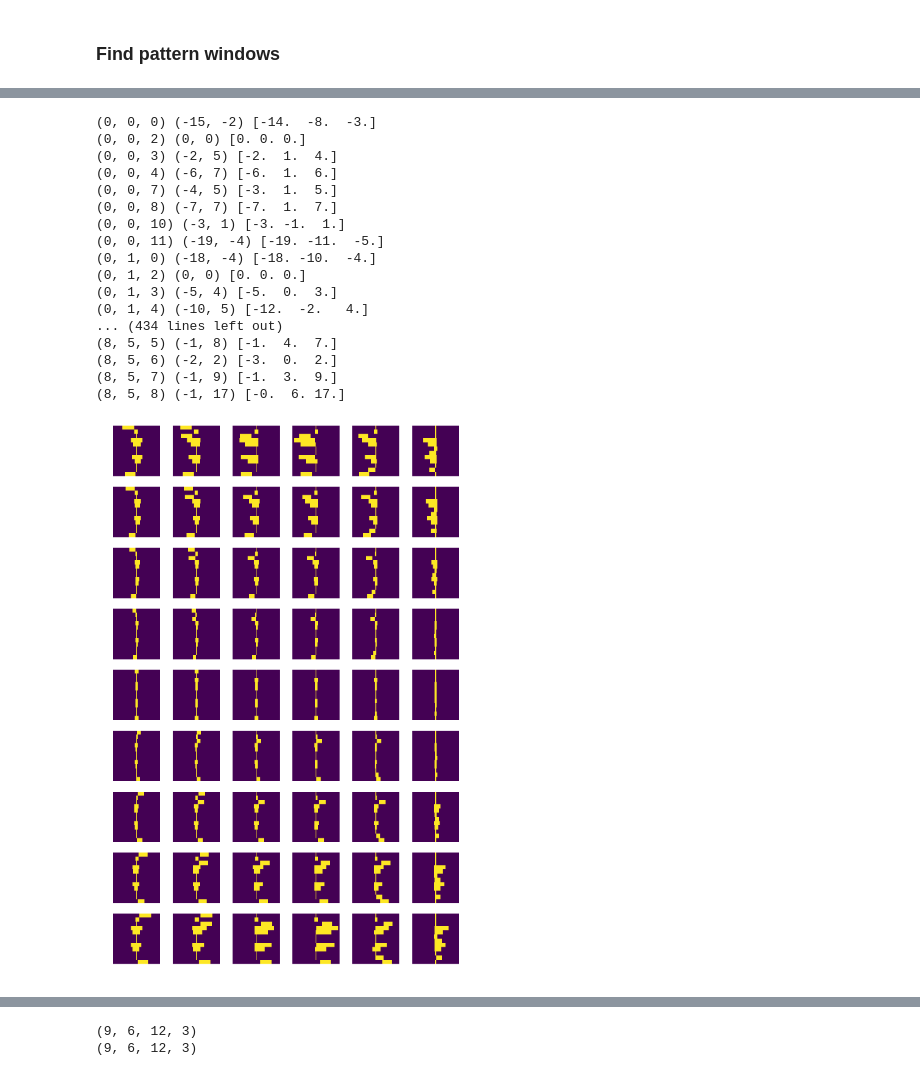
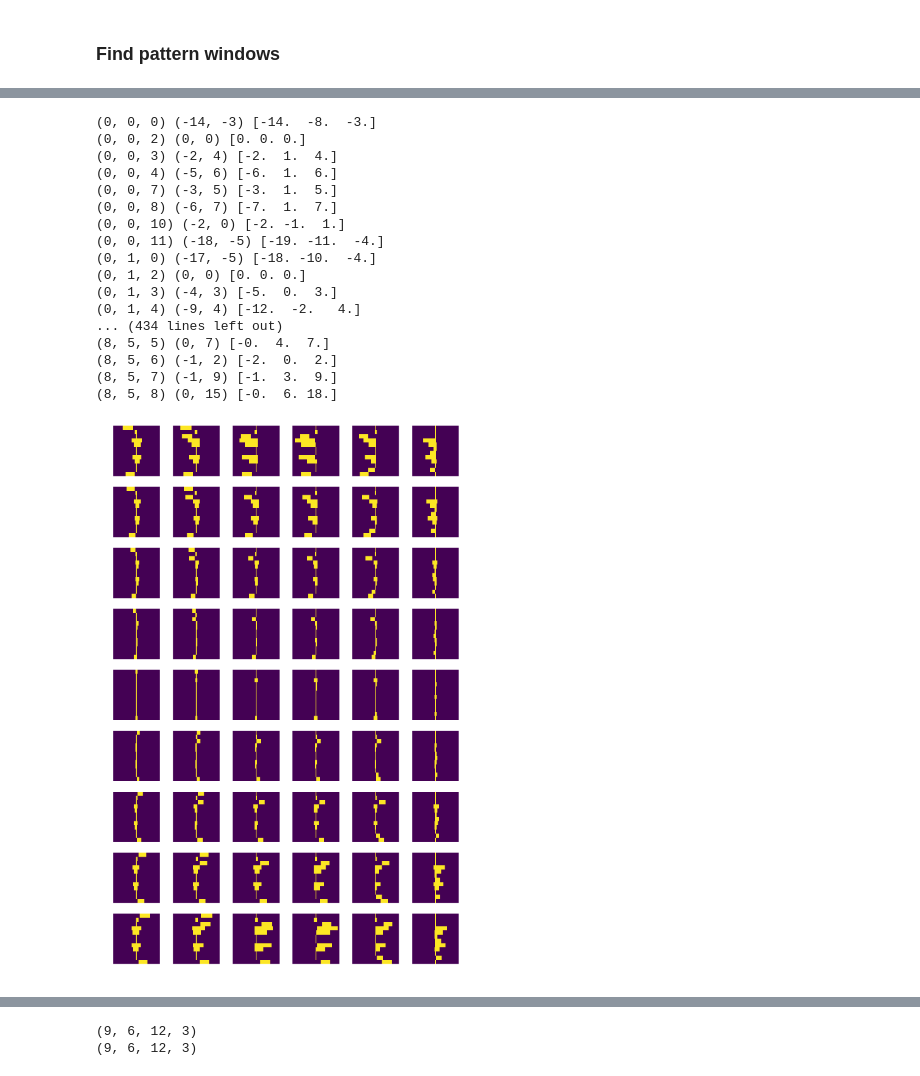
Before and after one commit to srosenzweig09/L1TMuonSimulationsMar2017, a Jupyter notebook: Analyzers/test4/make_patterns.ipynb, the cells around one changed output, grey strips where cells are left out. Cells and saved outputs as stored; diff of their text form; code cells hidden in the pictures.

Commit message:
Update test4/make_patterns.ipynb [4]

```diff
--- a/Analyzers/test4/make_patterns.ipynb
+++ b/Analyzers/test4/make_patterns.ipynb
@@ -30,7 +30,7 @@ def load_pgun():
   tree.define_collection(name='particles', prefix='vp_', size='vp_size')
   return tree
 # %%
-maxEvents = 2000000
+maxEvents = 4000000
 #maxEvents = 500000
 #maxEvents = 10000
 
@@ -621,10 +625,7 @@ fig, axs = plt.subplots(ncols=6, nrows=9, figsize=(8,8./6*9), tight_layout=True,
 
 for i in xrange(9):
   for j in xrange(6):
-    norm = patterns_phi_1[i,j,:].sum(axis=1)
-    img = np.true_divide(patterns_phi_1[i,j,:], norm[:,np.newaxis])
-    img[np.isnan(img)] = 0
-
+    img = patterns_phi_1[i,j,:]
     axs[i,j].imshow(img, origin='lower', interpolation='nearest', aspect='auto')
     axs[i,j].axis('off')
 
@@ -637,13 +638,16 @@ for ind in np.ndindex(patterns_phi.shape):
   if valid_layers[ind]:
     #print ind, np.percentile(patterns_phi[ind], [5,50,95], overwrite_input=True)
 
-    x = patterns_phi_1[ind].copy()
-    norm = x.sum()
+    x = patterns_phi_1[ind].copy().astype(np.int64)
+    #norm = x.sum()
+    norm = np.sqrt(np.square(x).sum())
+    assert(np.isfinite(norm).all())
     x = np.true_divide(x, norm)
     x[np.isnan(x)] = 0
 
     try:
-      y = np.where(x > 0.01)[0]
+      #y = np.where(x > 0.01)[0]
+      y = np.where(x > 0.05)[0]
       y = y[0] - 31, y[-1] - 31  # offset by 31
     except:
       y = 0, 0
@@ -654,40 +658,39 @@ for ind in np.ndindex(patterns_phi.shape):
 
     patterns_phi_2[ind] = y[0], z[1], y[1]
 # %% [output]
-(0, 0, 0) (-15, -2) [-14.  -8.  -3.]
+(0, 0, 0) (-14, -3) [-14.  -8.  -3.]
 (0, 0, 2) (0, 0) [0. 0. 0.]
-(0, 0, 3) (-2, 5) [-2.  1.  4.]
-(0, 0, 4) (-6, 7) [-6.  1.  6.]
-(0, 0, 7) (-4, 5) [-3.  1.  5.]
-(0, 0, 8) (-7, 7) [-7.  1.  7.]
-(0, 0, 10) (-3, 1) [-3. -1.  1.]
-(0, 0, 11) (-19, -4) [-19. -11.  -5.]
-(0, 1, 0) (-18, -4) [-18. -10.  -4.]
+(0, 0, 3) (-2, 4) [-2.  1.  4.]
+(0, 0, 4) (-5, 6) [-6.  1.  6.]
+(0, 0, 7) (-3, 5) [-3.  1.  5.]
+(0, 0, 8) (-6, 7) [-7.  1.  7.]
+(0, 0, 10) (-2, 0) [-2. -1.  1.]
+(0, 0, 11) (-18, -5) [-19. -11.  -4.]
+(0, 1, 0) (-17, -5) [-18. -10.  -4.]
 (0, 1, 2) (0, 0) [0. 0. 0.]
-(0, 1, 3) (-5, 4) [-5.  0.  3.]
-(0, 1, 4) (-10, 5) [-12.  -2.   4.]
+(0, 1, 3) (-4, 3) [-5.  0.  3.]
+(0, 1, 4) (-9, 4) [-12.  -2.   4.]
 ... (434 lines left out)
-(8, 5, 5) (-1, 8) [-1.  4.  7.]
-(8, 5, 6) (-2, 2) [-3.  0.  2.]
+(8, 5, 5) (0, 7) [-0.  4.  7.]
+(8, 5, 6) (-1, 2) [-2.  0.  2.]
 (8, 5, 7) (-1, 9) [-1.  3.  9.]
-(8, 5, 8) (-1, 17) [-0.  6. 17.]
+(8, 5, 8) (0, 15) [-0.  6. 18.]
 # %%
 fig, axs = plt.subplots(ncols=6, nrows=9, figsize=(8,8./6*9), tight_layout=True, sharex=True, sharey=True)
 
 for i in xrange(9):
   for j in xrange(6):
-
     img = np.zeros((nlayers, 63), dtype=np.float32)
     for k in xrange(nlayers):
       x0, x1 = patterns_phi_2[i,j,k,0] + 31, patterns_phi_2[i,j,k,2] + 31  # offset by 31
       img[k, slice(x0,x1+1)] = 1
 
-    axs[i,j].imshow(img, origin='lower', interpolation='nearest', aspect='auto')
+    axs[i,j].imshow(img, origin='lower', interpolation='none', aspect='auto')
     axs[i,j].axis('off')
 
 plt.show()
 # %% [output]
-[figure, old version]
+[figure, new version]
 # %%
 patterns_match_1 = np.zeros(patterns_match.shape + (3,), dtype=np.int32)  # used for matching
 
```
Also changed, not shown: parts of 12 cells of this notebook, 1 other file.
